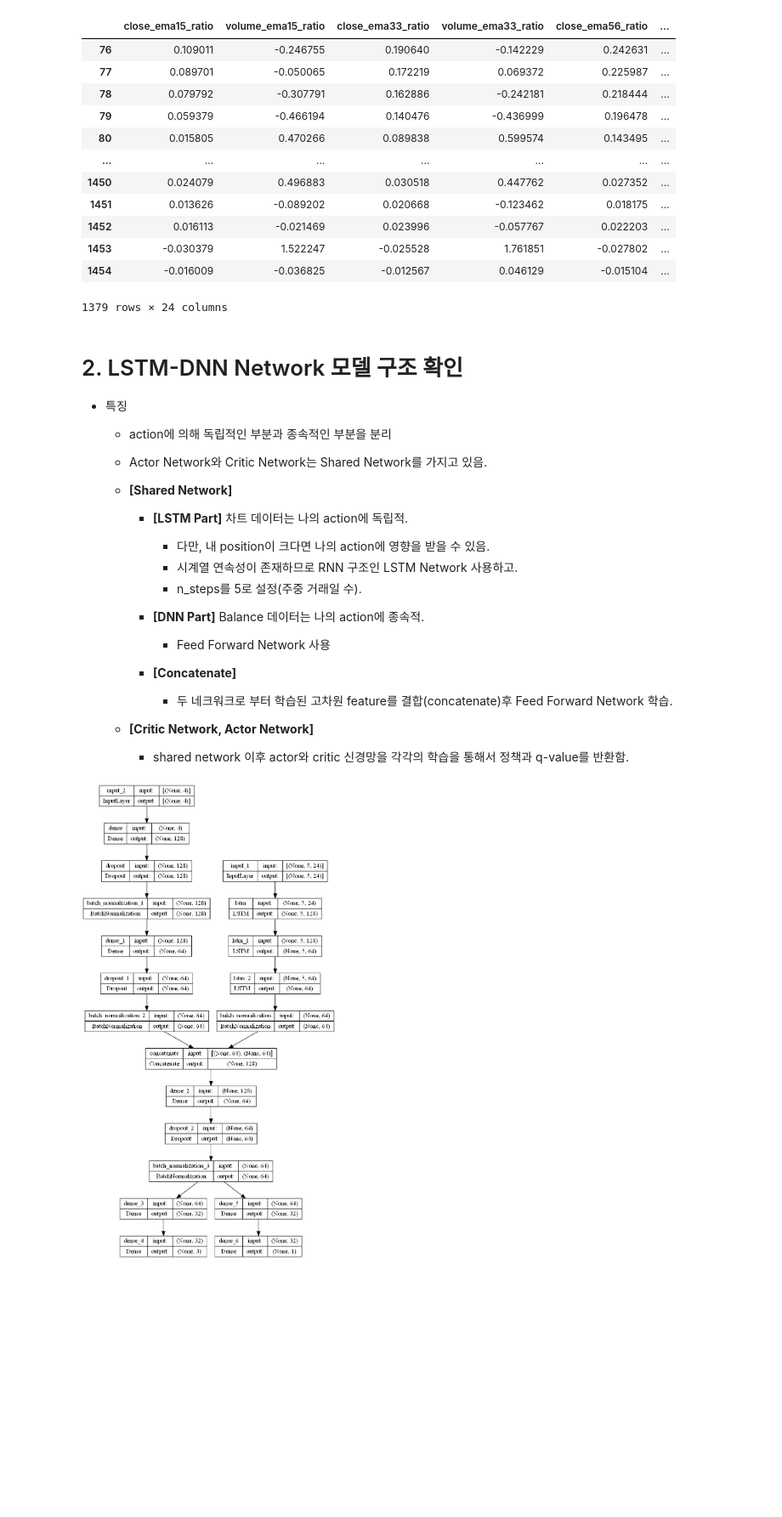
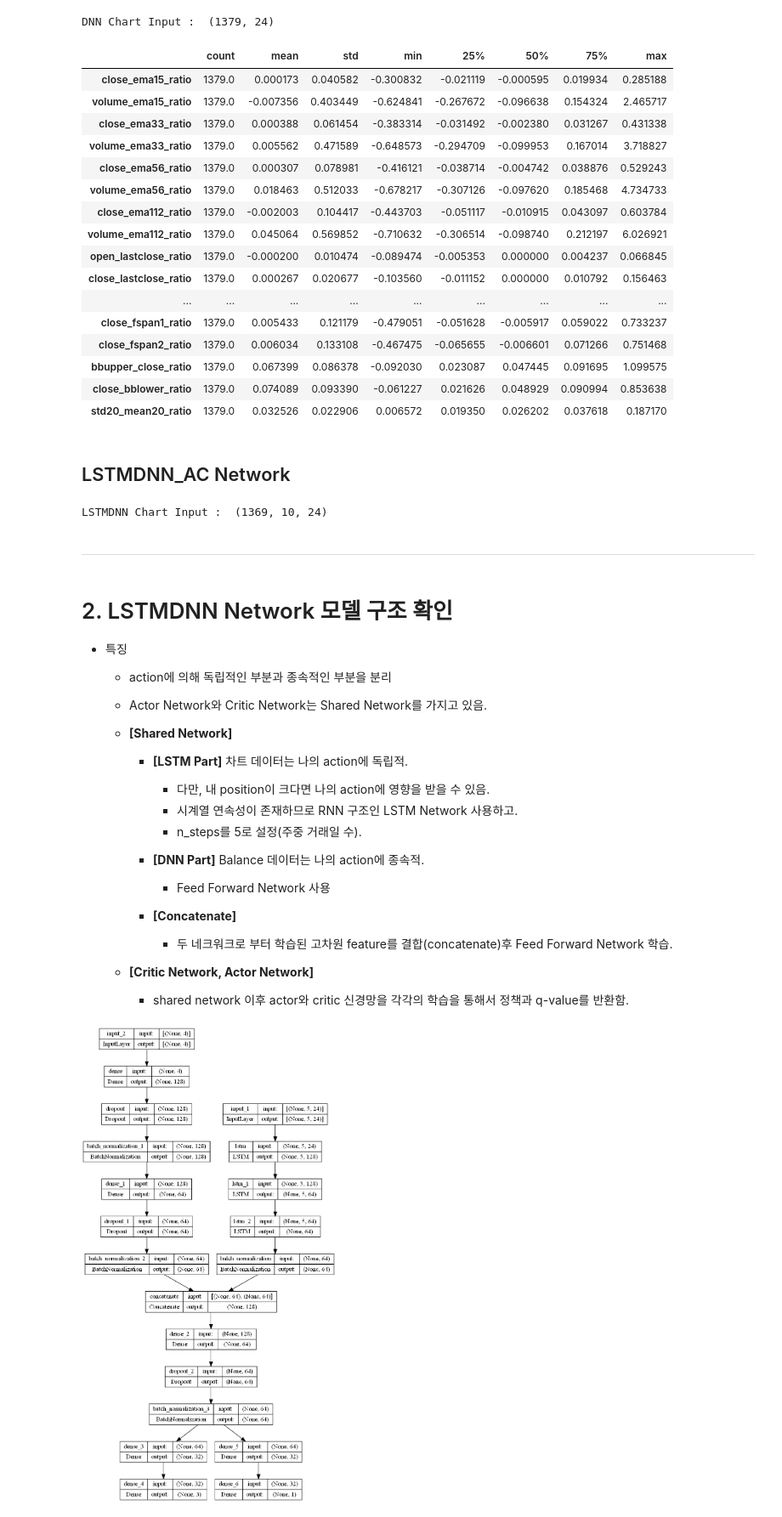
Before and after one commit to jongwoncode/Reinforcement-Trading-Model-, a Jupyter notebook: show_structure.ipynb, the cells around one changed output. Shown at 85% size. Drawn from its saved outputs; the diff is of its cells as text; code cells hidden in the pictures; blank space fills up the shorter version.

```diff
--- a/Test.ipynb
+++ b/show_structure.ipynb
@@ -3,4 +10,2 @@
 # %%
-import data_preprocess
-
-chart_data, training_data = data_preprocess.load_data(code='005380', date_from='20150101', date_to='20201201')
+chart_data, training_data = data_preprocess.load_data(code='005380', model='DNN', start_date='20150101', end_date='20201201', n_steps=10)
@@ -39,16 +12,26 @@ training_data.describe().T
-# %%
-training_data
-# %% [output]
-|  | close_ema15_ratio | volume_ema15_ratio | close_ema33_ratio | volume_ema33_ratio | close_ema56_ratio | ... |
-| 76 | 0.109011 | -0.246755 | 0.190640 | -0.142229 | 0.242631 | ... |
-| 77 | 0.089701 | -0.050065 | 0.172219 | 0.069372 | 0.225987 | ... |
-| 78 | 0.079792 | -0.307791 | 0.162886 | -0.242181 | 0.218444 | ... |
-| 79 | 0.059379 | -0.466194 | 0.140476 | -0.436999 | 0.196478 | ... |
-| 80 | 0.015805 | 0.470266 | 0.089838 | 0.599574 | 0.143495 | ... |
-| ... | ... | ... | ... | ... | ... | ... |
-| 1450 | 0.024079 | 0.496883 | 0.030518 | 0.447762 | 0.027352 | ... |
-| 1451 | 0.013626 | -0.089202 | 0.020668 | -0.123462 | 0.018175 | ... |
-| 1452 | 0.016113 | -0.021469 | 0.023996 | -0.057767 | 0.022203 | ... |
-| 1453 | -0.030379 | 1.522247 | -0.025528 | 1.761851 | -0.027802 | ... |
-| 1454 | -0.016009 | -0.036825 | -0.012567 | 0.046129 | -0.015104 | ... |
-1379 rows × 24 columns
+# %%
+print('DNN Chart Input : ', training_data.shape)
+# %% [output]
+DNN Chart Input :  (1379, 24)
+# %%
+pd.DataFrame(training_data, columns=data_preprocess.COLUMNS_TRADING_DATA).describe().T
+# %% [output]
+|  | count | mean | std | min | 25% | 50% | 75% | max |
+| close_ema15_ratio | 1379.0 | 0.000173 | 0.040582 | -0.300832 | -0.021119 | -0.000595 | 0.019934 | 0.285188 |
+| volume_ema15_ratio | 1379.0 | -0.007356 | 0.403449 | -0.624841 | -0.267672 | -0.096638 | 0.154324 | 2.465717 |
+| close_ema33_ratio | 1379.0 | 0.000388 | 0.061454 | -0.383314 | -0.031492 | -0.002380 | 0.031267 | 0.431338 |
+| volume_ema33_ratio | 1379.0 | 0.005562 | 0.471589 | -0.648573 | -0.294709 | -0.099953 | 0.167014 | 3.718827 |
+| close_ema56_ratio | 1379.0 | 0.000307 | 0.078981 | -0.416121 | -0.038714 | -0.004742 | 0.038876 | 0.529243 |
+| volume_ema56_ratio | 1379.0 | 0.018463 | 0.512033 | -0.678217 | -0.307126 | -0.097620 | 0.185468 | 4.734733 |
+| close_ema112_ratio | 1379.0 | -0.002003 | 0.104417 | -0.443703 | -0.051117 | -0.010915 | 0.043097 | 0.603784 |
+| volume_ema112_ratio | 1379.0 | 0.045064 | 0.569852 | -0.710632 | -0.306514 | -0.098740 | 0.212197 | 6.026921 |
+| open_lastclose_ratio | 1379.0 | -0.000200 | 0.010474 | -0.089474 | -0.005353 | 0.000000 | 0.004237 | 0.066845 |
+| close_lastclose_ratio | 1379.0 | 0.000267 | 0.020677 | -0.103560 | -0.011152 | 0.000000 | 0.010792 | 0.156463 |
+| ... | ... | ... | ... | ... | ... | ... | ... | ... |
+| close_fspan1_ratio | 1379.0 | 0.005433 | 0.121179 | -0.479051 | -0.051628 | -0.005917 | 0.059022 | 0.733237 |
+| close_fspan2_ratio | 1379.0 | 0.006034 | 0.133108 | -0.467475 | -0.065655 | -0.006601 | 0.071266 | 0.751468 |
+| bbupper_close_ratio | 1379.0 | 0.067399 | 0.086378 | -0.092030 | 0.023087 | 0.047445 | 0.091695 | 1.099575 |
+| close_bblower_ratio | 1379.0 | 0.074089 | 0.093390 | -0.061227 | 0.021626 | 0.048929 | 0.090994 | 0.853638 |
+| std20_mean20_ratio | 1379.0 | 0.032526 | 0.022906 | 0.006572 | 0.019350 | 0.026202 | 0.037618 | 0.187170 |
+# %% [markdown]
+## LSTMDNN_AC Network
@@ -55,5 +40,11 @@ training_data
+# %%
+print('LSTMDNN Chart Input : ', training_data.shape)
+# %% [output]
+LSTMDNN Chart Input :  (1369, 10, 24)
+# %% [markdown]
+****
 # %% [markdown]
-# 2. LSTM-DNN Network 모델 구조 확인
+# 2. LSTMDNN Network 모델 구조 확인
 
 * 특징
     * action에 의해 독립적인 부분과 종속적인 부분을 분리
```
Also changed, not shown: parts of 6 cells of this notebook, 26 other files.
